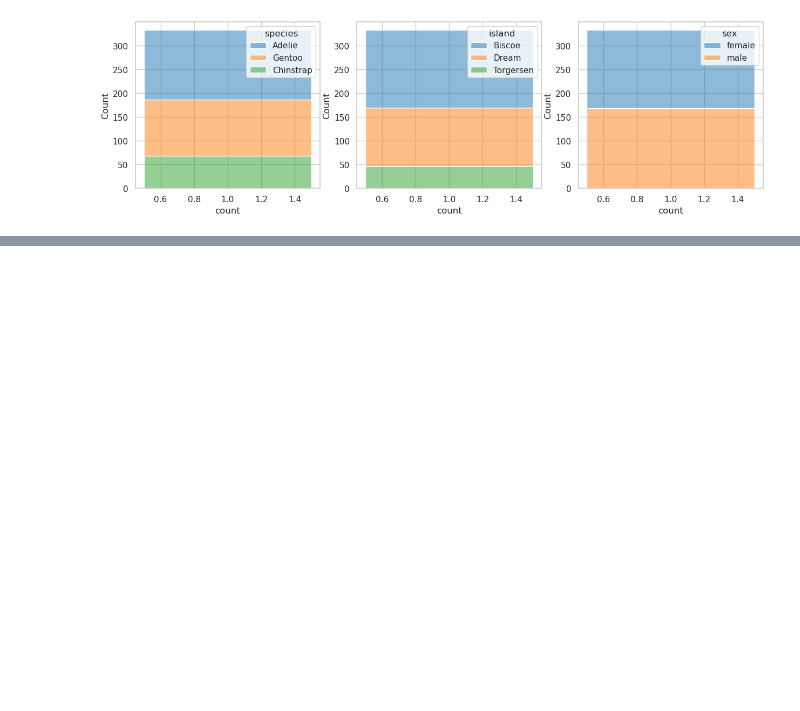
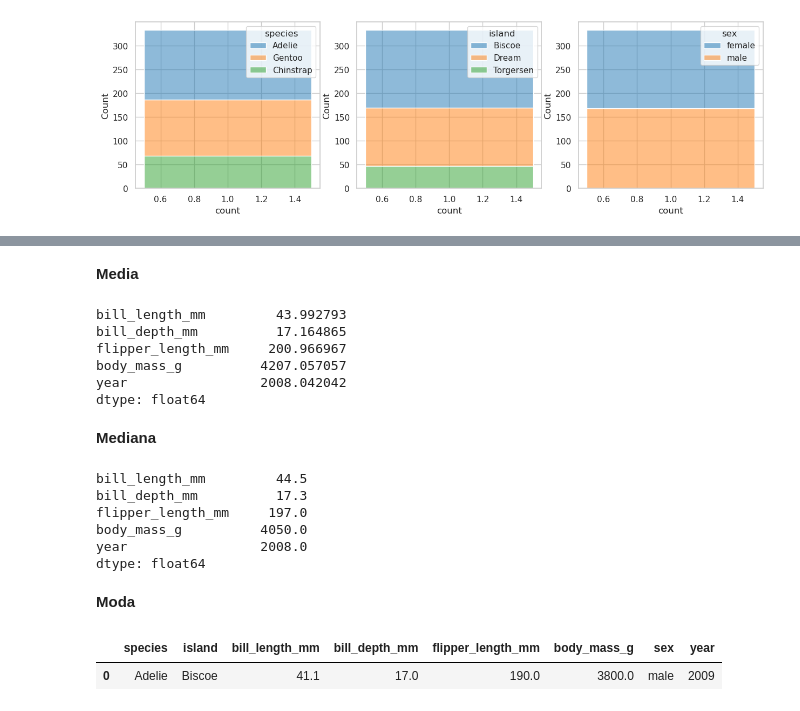
Before and after one commit to pahoalapizco/eda_penguins, a Jupyter notebook: notebooks/1.0-eda_penguins-introduction.ipynb, the cells around one changed output, grey strips where cells are left out. Drawn from its saved outputs; the diff is of its cells as text; code cells hidden in the pictures; blank space fills up the shorter version.

```diff
--- a/notebooks/1.0-eda_penguins-introduction.ipynb
+++ b/notebooks/1.0-eda_penguins-introduction.ipynb
@@ -404,0 +410,29 @@ for i in range(len(categories)):
+# %% [markdown]
+**Media**
+# %%
+processed_penguins_df.mean(numeric_only=True)
+# %% [output]
+bill_length_mm         43.992793
+bill_depth_mm          17.164865
+flipper_length_mm     200.966967
+body_mass_g          4207.057057
+year                 2008.042042
+dtype: float64
+# %% [markdown]
+**Mediana**
+# %%
+processed_penguins_df.median(numeric_only=True)
+# %% [output]
+bill_length_mm         44.5
+bill_depth_mm          17.3
+flipper_length_mm     197.0
+body_mass_g          4050.0
+year                 2008.0
+dtype: float64
+# %% [markdown]
+**Moda**
+# %%
+processed_penguins_df.mode()
+# %% [output]
+|  | species | island | bill_length_mm | bill_depth_mm | flipper_length_mm | body_mass_g | sex | year |
+| 0 | Adelie | Biscoe | 41.1 | 17.0 | 190.0 | 3800.0 | male | 2009 |
```
Also changed, not shown: parts of 3 cells of this notebook.
